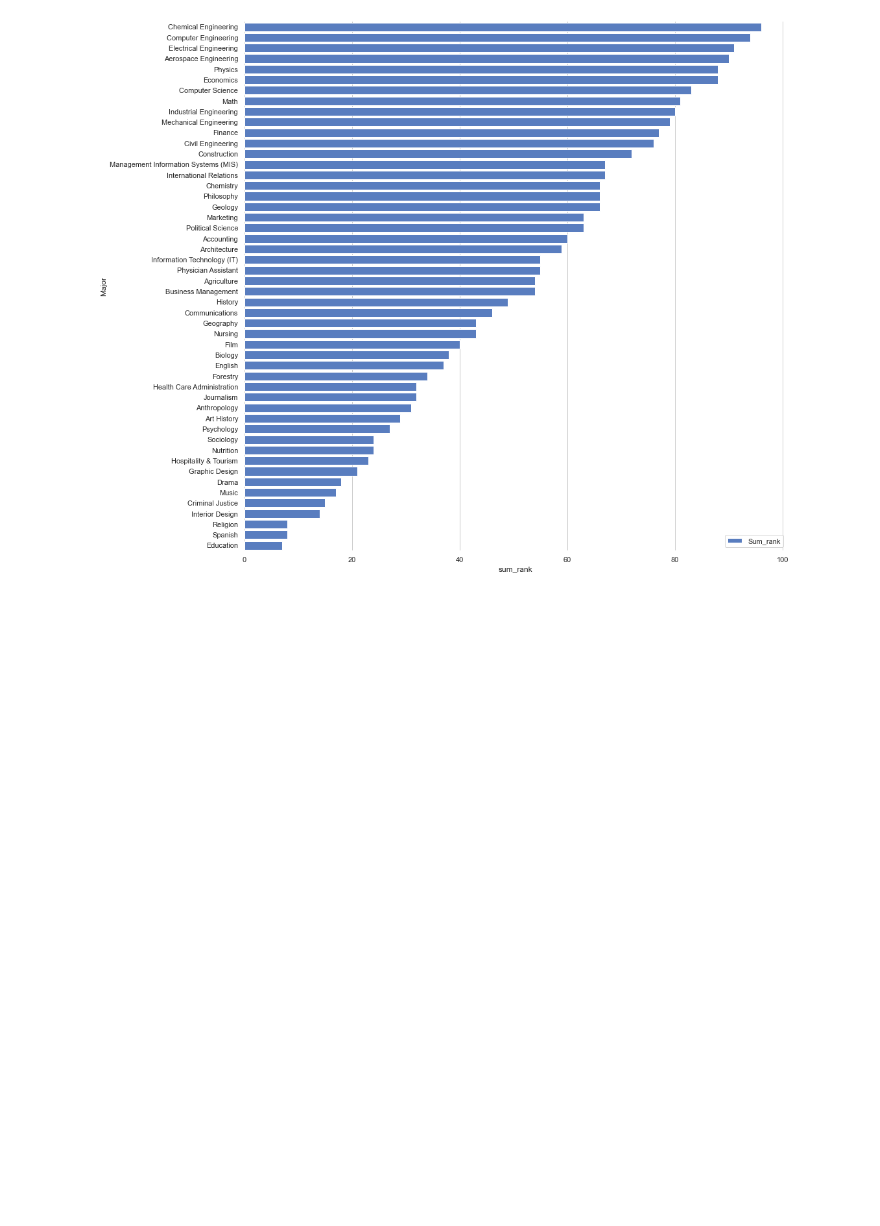
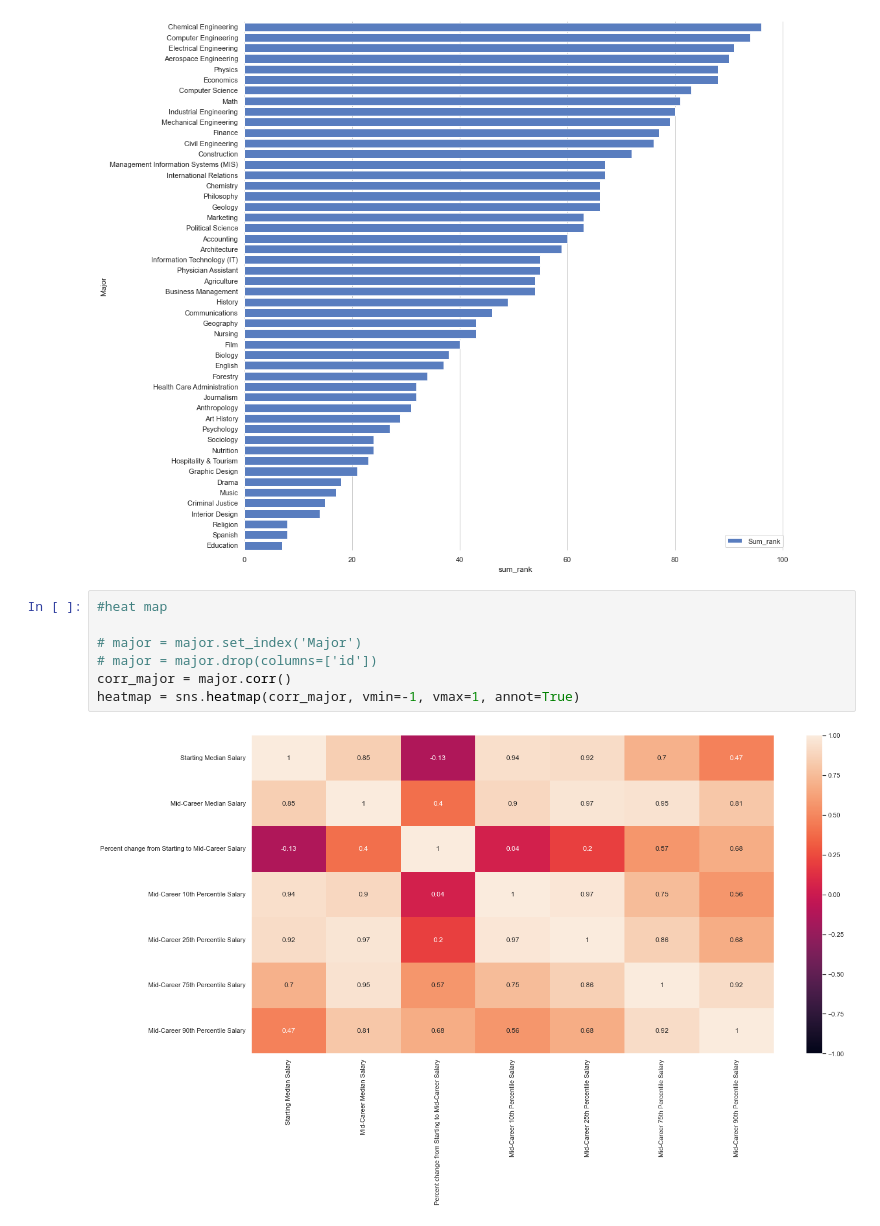
Before and after one commit to UU-Data-Science-Project/Degree-Analyzer, a Jupyter notebook: Project_File.ipynb, the cells around one changed output. Drawn from its saved outputs; the diff is of its cells as text; blank space fills up the shorter version.

```diff
--- a/Project_File.ipynb
+++ b/Project_File.ipynb
@@ -407,3 +417,12 @@ ax2.legend(ncol=2, loc="lower right", frameon=True)
 sns.despine(left=True, bottom=True)
 # %% [output]
 [figure]
+# %%
+#heat map
+
+# major = major.set_index('Major')
+# major = major.drop(columns=['id'])
+corr_major = major.corr()
+heatmap = sns.heatmap(corr_major, vmin=-1, vmax=1, annot=True)
+# %% [output]
+[figure, added]
```
Also changed, not shown: parts of 7 cells of this notebook.
